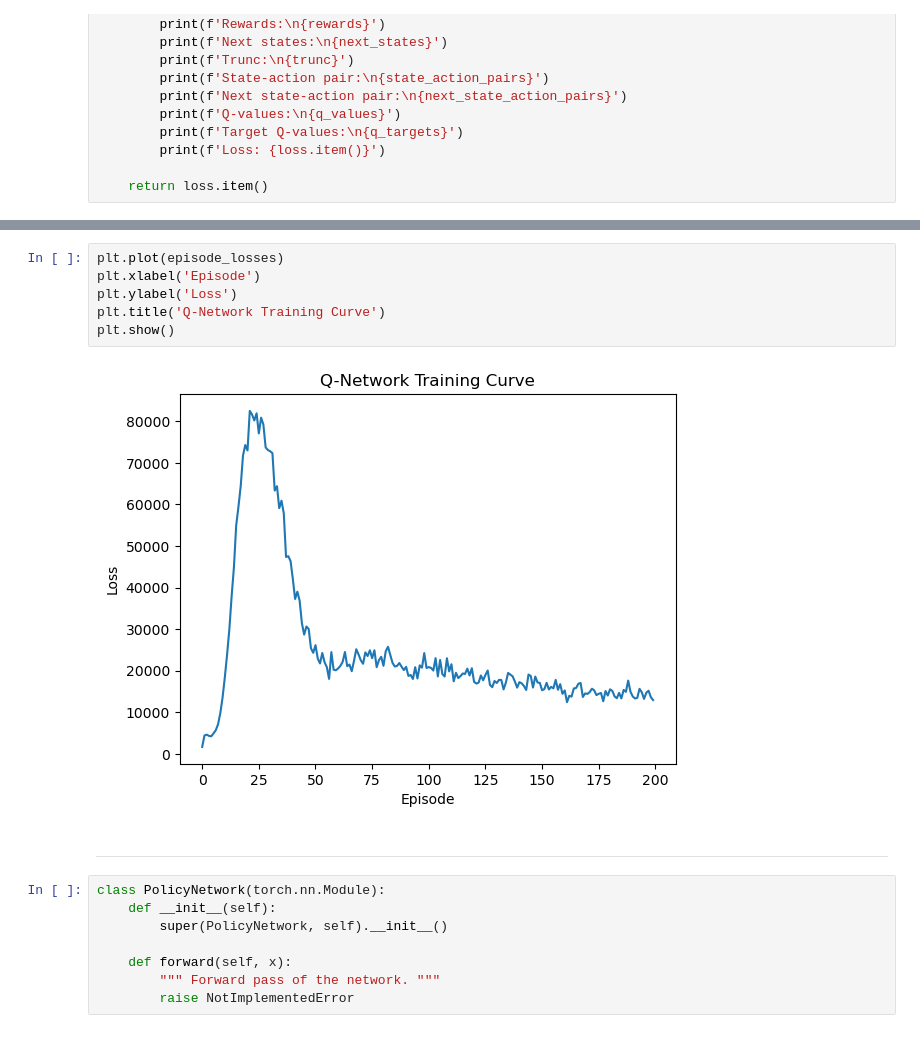
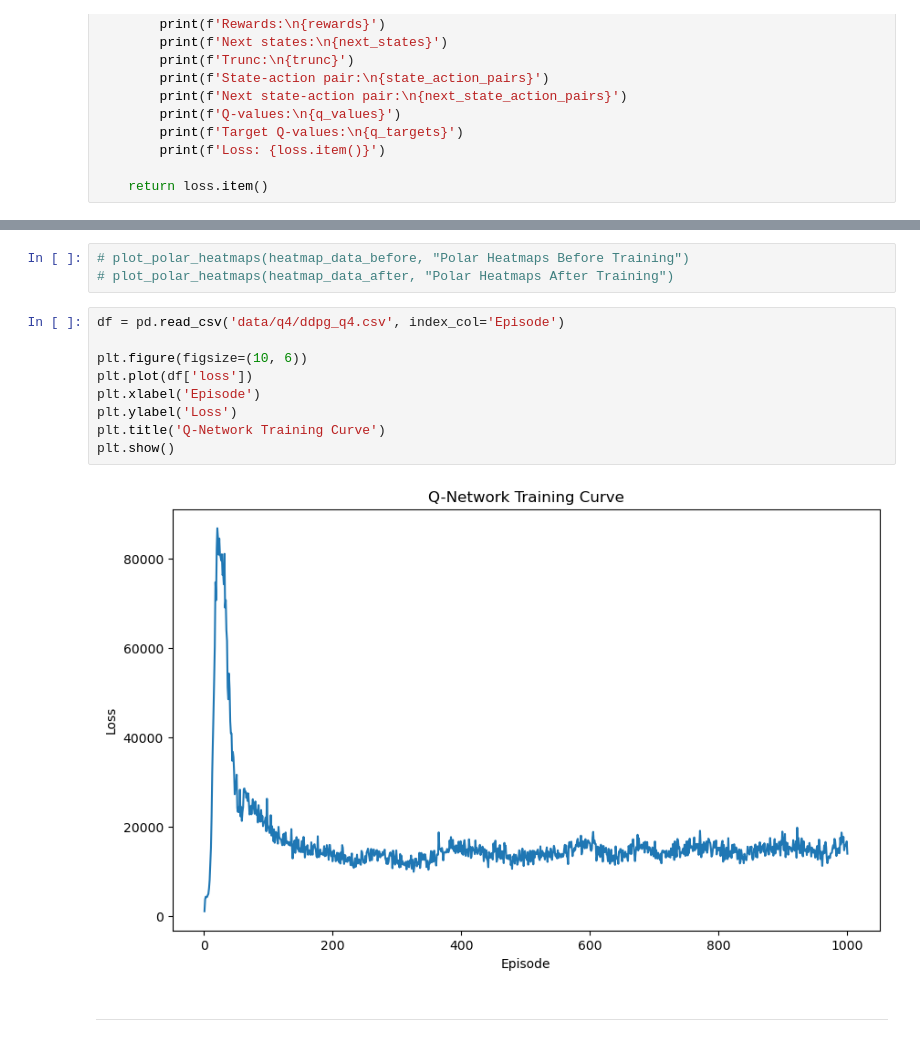
Before and after one commit to aristo6253/ANN-RL-DDPG, a Jupyter notebook: DDPG.ipynb, the cells around one changed output, grey strips where cells are left out. Drawn from its saved outputs; the diff is of its cells as text.

```diff
--- a/DDPG.ipynb
+++ b/DDPG.ipynb
@@ -373,18 +430,16 @@ AttributeError: 'QNetwork' object has no attribute 'predict'
+# %%
+# plot_polar_heatmaps(heatmap_data_before, "Polar Heatmaps Before Training")
+# plot_polar_heatmaps(heatmap_data_after, "Polar Heatmaps After Training")
 # %%
-plt.plot(episode_losses)
+df = pd.read_csv('data/q4/ddpg_q4.csv', index_col='Episode')
+
+plt.figure(figsize=(10, 6))
+plt.plot(df['loss'])
 plt.xlabel('Episode')
 plt.ylabel('Loss')
 plt.title('Q-Network Training Curve')
 plt.show()
 # %% [output]
-[figure, old version]
+[figure, new version]
 # %% [markdown]
 ___
-# %%
-class PolicyNetwork(torch.nn.Module):
-    def __init__(self):
-        super(PolicyNetwork, self).__init__()
-
-    def forward(self, x):
-        """ Forward pass of the network. """
-        raise NotImplementedError
```
Also changed, not shown: parts of 20 cells of this notebook.
